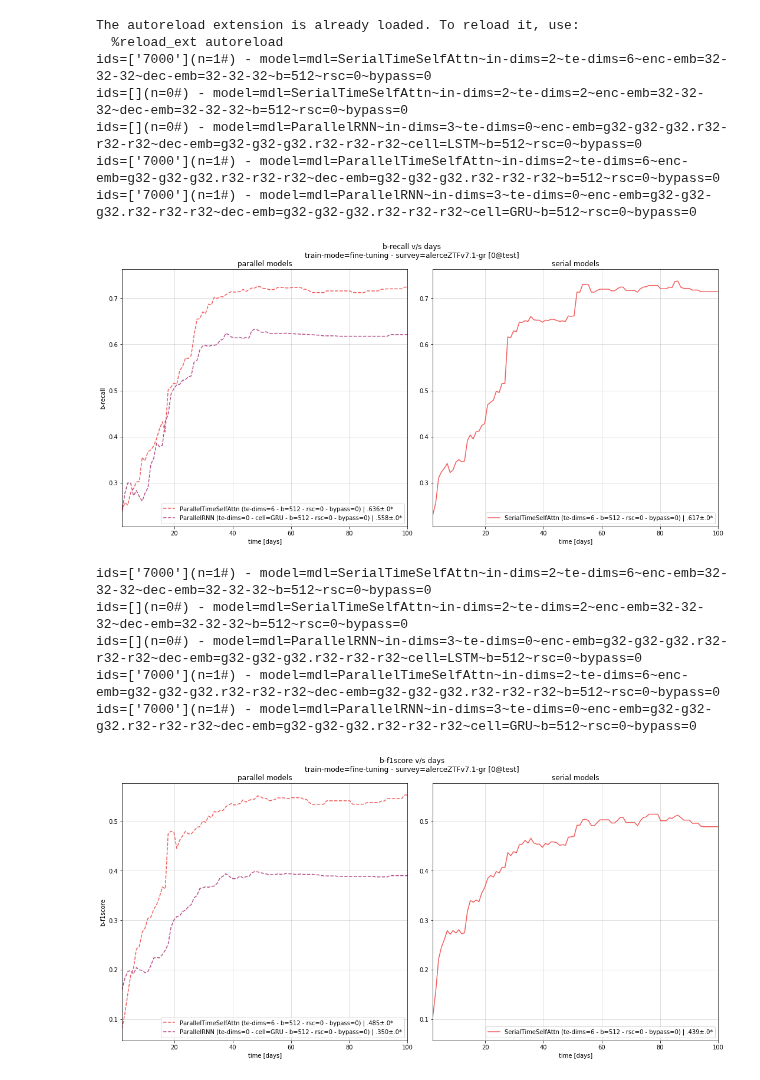
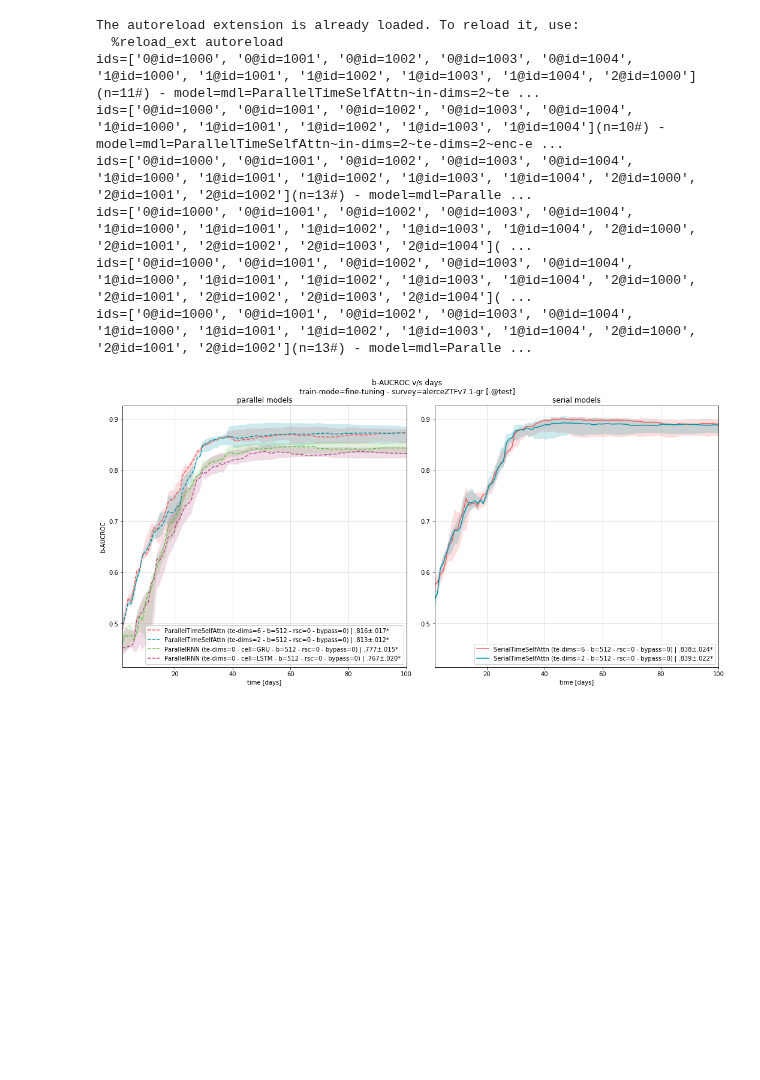
Before and after one commit to opimentel-github/astro-lightcurves-classifier, a Jupyter notebook: experiments/metrics_results.ipynb, the cells around one changed output. Saved outputs shown, nothing was run; the diff lists cells and outputs as text; code cells hidden in the pictures; blank space fills up the shorter version.

```diff
--- a/experiments/metrics_results.ipynb
+++ b/experiments/metrics_results.ipynb
@@ -10,7 +10,7 @@ sys.path.append('../../astro-lightcurves-handler') # or just install the module
 from flamingchoripan.files import get_roodirs
 
 rootdir = '../save'
-kf = '0'
+kf = '.'
 mode = 'fine-tuning'
 method = 'spm-mcmc-estw'
 
@@ -38,42 +41,37 @@ baselines_dict = {
 # %%
 %load_ext autoreload
 %autoreload 2
 from lcclassifier.results.plots import plot_metric
 
 label_keys = [
     'cell',
     'aggr',
     'te-dims',
     'rsc',
     'bypass',
     'b',
 ]
 lcset_name = 'test'
 dmetrics = {
     #f'b-precision':{'k':1, 'mn':None},
-    f'b-recall':{'k':1, 'mn':None},
-    f'b-f1score':{'k':1, 'mn':None},
+    #f'b-recall':{'k':1, 'mn':None},
+    #f'b-f1score':{'k':1, 'mn':None},
     f'b-rocauc':{'k':1, 'mn':'b-AUCROC'},
-    f'b-prauc':{'k':1, 'mn':'b-AUCPR'},
+    #f'b-prauc':{'k':1, 'mn':'b-AUCPR'},
     }
 kwargs = {
     'label_keys':label_keys,
     #'baselines_dict':baselines_dict,
-    'p':15,
+    'p':30,
 }
 plot_metric(rootdir, cfilename, kf, lcset_name, model_names, dmetrics, **kwargs)
 # %% [output]
 The autoreload extension is already loaded. To reload it, use:
   %reload_ext autoreload
-ids=['7000'](n=1#) - model=mdl=SerialTimeSelfAttn~in-dims=2~te-dims=6~enc-emb=32-32-32~dec-emb=32-32-32~b=512~rsc=0~bypass=0
-ids=[](n=0#) - model=mdl=SerialTimeSelfAttn~in-dims=2~te-dims=2~enc-emb=32-32-32~dec-emb=32-32-32~b=512~rsc=0~bypass=0
-ids=[](n=0#) - model=mdl=ParallelRNN~in-dims=3~te-dims=0~enc-emb=g32-g32-g32.r32-r32-r32~dec-emb=g32-g32-g32.r32-r32-r32~cell=LSTM~b=512~rsc=0~bypass=0
-ids=['7000'](n=1#) - model=mdl=ParallelTimeSelfAttn~in-dims=2~te-dims=6~enc-emb=g32-g32-g32.r32-r32-r32~dec-emb=g32-g32-g32.r32-r32-r32~b=512~rsc=0~bypass=0
-ids=['7000'](n=1#) - model=mdl=ParallelRNN~in-dims=3~te-dims=0~enc-emb=g32-g32-g32.r32-r32-r32~dec-emb=g32-g32-g32.r32-r32-r32~cell=GRU~b=512~rsc=0~bypass=0
+ids=['0@id=1000', '0@id=1001', '0@id=1002', '0@id=1003', '0@id=1004', '1@id=1000', '1@id=1001', '1@id=1002', '1@id=1003', '1@id=1004', '2@id=1000'](n=11#) - model=mdl=ParallelTimeSelfAttn~in-dims=2~te ...
+ids=['0@id=1000', '0@id=1001', '0@id=1002', '0@id=1003', '0@id=1004', '1@id=1000', '1@id=1001', '1@id=1002', '1@id=1003', '1@id=1004'](n=10#) - model=mdl=ParallelTimeSelfAttn~in-dims=2~te-dims=2~enc-e ...
+ids=['0@id=1000', '0@id=1001', '0@id=1002', '0@id=1003', '0@id=1004', '1@id=1000', '1@id=1001', '1@id=1002', '1@id=1003', '1@id=1004', '2@id=1000', '2@id=1001', '2@id=1002'](n=13#) - model=mdl=Paralle ...
+ids=['0@id=1000', '0@id=1001', '0@id=1002', '0@id=1003', '0@id=1004', '1@id=1000', '1@id=1001', '1@id=1002', '1@id=1003', '1@id=1004', '2@id=1000', '2@id=1001', '2@id=1002', '2@id=1003', '2@id=1004']( ...
+ids=['0@id=1000', '0@id=1001', '0@id=1002', '0@id=1003', '0@id=1004', '1@id=1000', '1@id=1001', '1@id=1002', '1@id=1003', '1@id=1004', '2@id=1000', '2@id=1001', '2@id=1002', '2@id=1003', '2@id=1004']( ...
+ids=['0@id=1000', '0@id=1001', '0@id=1002', '0@id=1003', '0@id=1004', '1@id=1000', '1@id=1001', '1@id=1002', '1@id=1003', '1@id=1004', '2@id=1000', '2@id=1001', '2@id=1002'](n=13#) - model=mdl=Paralle ...
-[figure, old version]
+[figure, new version]
-ids=['7000'](n=1#) - model=mdl=SerialTimeSelfAttn~in-dims=2~te-dims=6~enc-emb=32-32-32~dec-emb=32-32-32~b=512~rsc=0~bypass=0
-ids=[](n=0#) - model=mdl=SerialTimeSelfAttn~in-dims=2~te-dims=2~enc-emb=32-32-32~dec-emb=32-32-32~b=512~rsc=0~bypass=0
-ids=[](n=0#) - model=mdl=ParallelRNN~in-dims=3~te-dims=0~enc-emb=g32-g32-g32.r32-r32-r32~dec-emb=g32-g32-g32.r32-r32-r32~cell=LSTM~b=512~rsc=0~bypass=0
-ids=['7000'](n=1#) - model=mdl=ParallelTimeSelfAttn~in-dims=2~te-dims=6~enc-emb=g32-g32-g32.r32-r32-r32~dec-emb=g32-g32-g32.r32-r32-r32~b=512~rsc=0~bypass=0
-ids=['7000'](n=1#) - model=mdl=ParallelRNN~in-dims=3~te-dims=0~enc-emb=g32-g32-g32.r32-r32-r32~dec-emb=g32-g32-g32.r32-r32-r32~cell=GRU~b=512~rsc=0~bypass=0
-[figure, removed]
```
Also changed, not shown: parts of 3 cells of this notebook, 2 other files.
